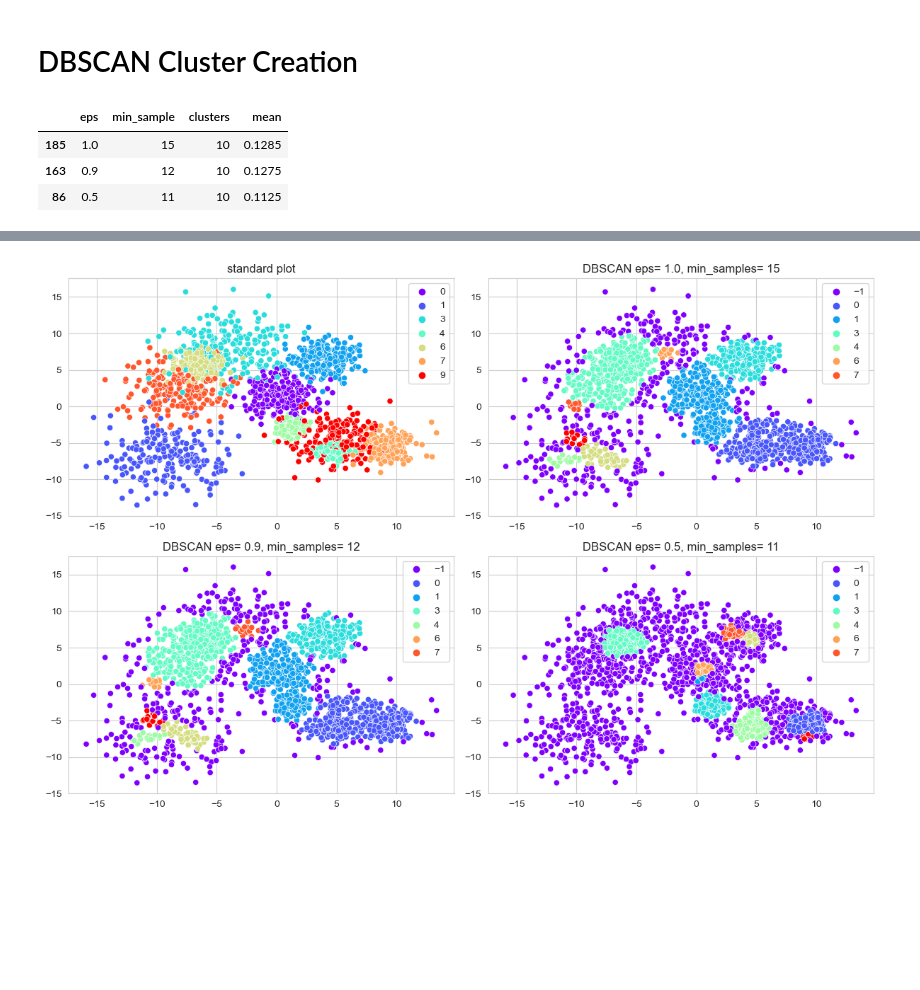
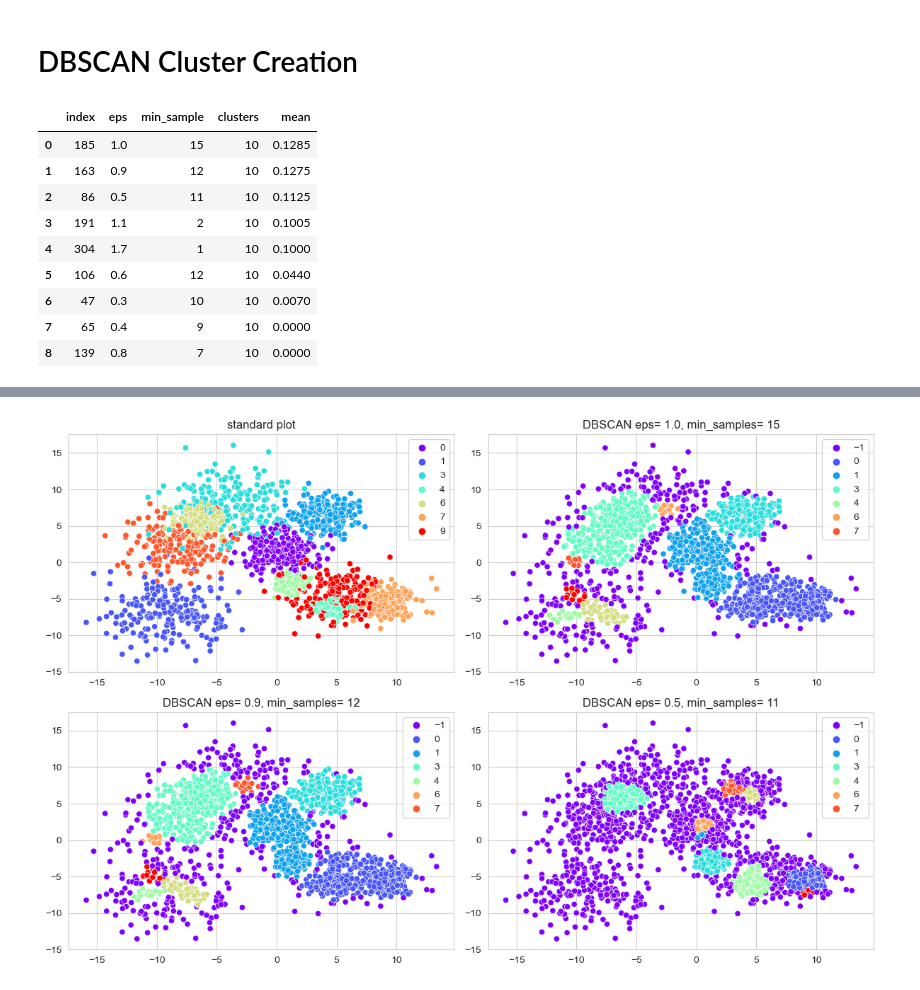
Before and after one commit to Elkhn/Portfolio, a Jupyter notebook: K-means, DBSCAN and FCM/K-Means, DBSCAN and FCM clusterization.ipynb, the cells around one changed output, grey strips where cells are left out. Saved outputs shown, nothing was run; the diff lists cells and outputs as text; code cells hidden in the pictures; blank space fills up the shorter version.

```diff
--- a/K-means, DBSCAN and FCM/K-Means, DBSCAN and FCM clusterization.ipynb
+++ b/K-means, DBSCAN and FCM/K-Means, DBSCAN and FCM clusterization.ipynb
@@ -85,10 +148,16 @@ for eps_val in tqdm(np.arange(0.1, 2, 0.1)):
         result.append([eps_val, min_sample_val, pd.Series(dbscan.labels_).nunique(), 1 - (np.mean(data[1] != pd.Series(dbscan.labels_)))])
 # %%
 t = pd.DataFrame(result, columns=['eps', 'min_sample', 'clusters', 'mean'])
-t = t[t['clusters'] == 10].sort_values(['clusters', 'mean'], ascending=False).head(3)
+t = t[t['clusters']==10].sort_values(['clusters', 'mean'], ascending=False).reset_index()
 t
 # %% [output]
-|  | eps | min_sample | clusters | mean |
-| 185 | 1.0 | 15 | 10 | 0.1285 |
-| 163 | 0.9 | 12 | 10 | 0.1275 |
-| 86 | 0.5 | 11 | 10 | 0.1125 |
+|  | index | eps | min_sample | clusters | mean |
+| 0 | 185 | 1.0 | 15 | 10 | 0.1285 |
+| 1 | 163 | 0.9 | 12 | 10 | 0.1275 |
+| 2 | 86 | 0.5 | 11 | 10 | 0.1125 |
+| 3 | 191 | 1.1 | 2 | 10 | 0.1005 |
+| 4 | 304 | 1.7 | 1 | 10 | 0.1000 |
+| 5 | 106 | 0.6 | 12 | 10 | 0.0440 |
+| 6 | 47 | 0.3 | 10 | 10 | 0.0070 |
+| 7 | 65 | 0.4 | 9 | 10 | 0.0000 |
+| 8 | 139 | 0.8 | 7 | 10 | 0.0000 |
```
Also changed, not shown: parts of 11 cells of this notebook.
